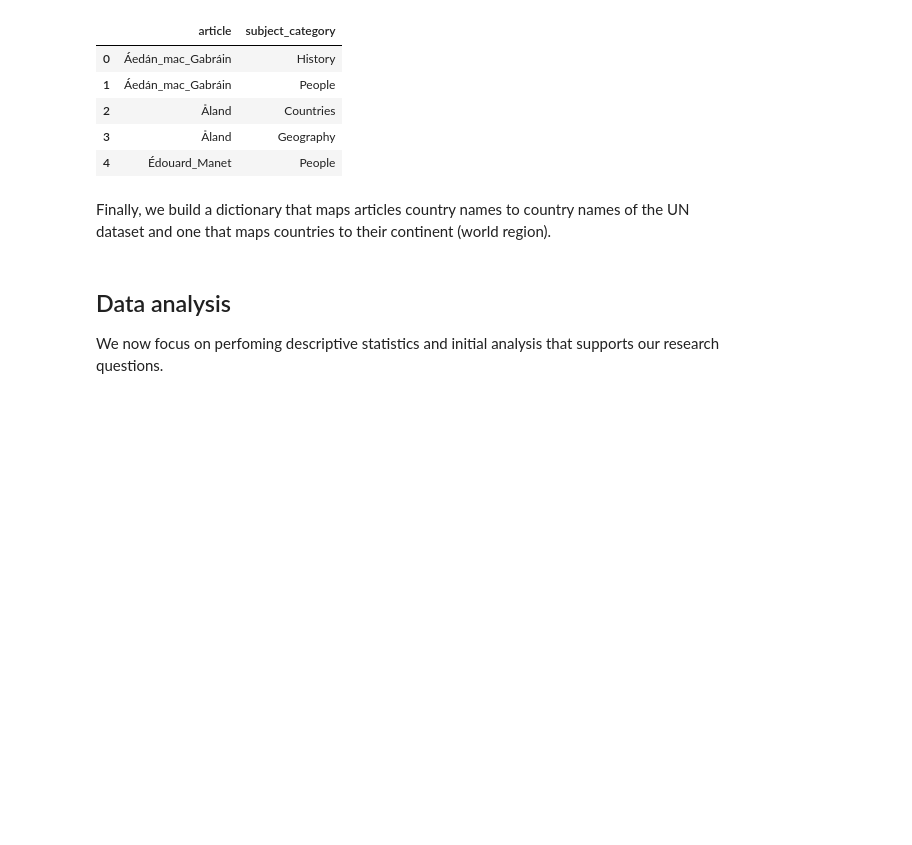
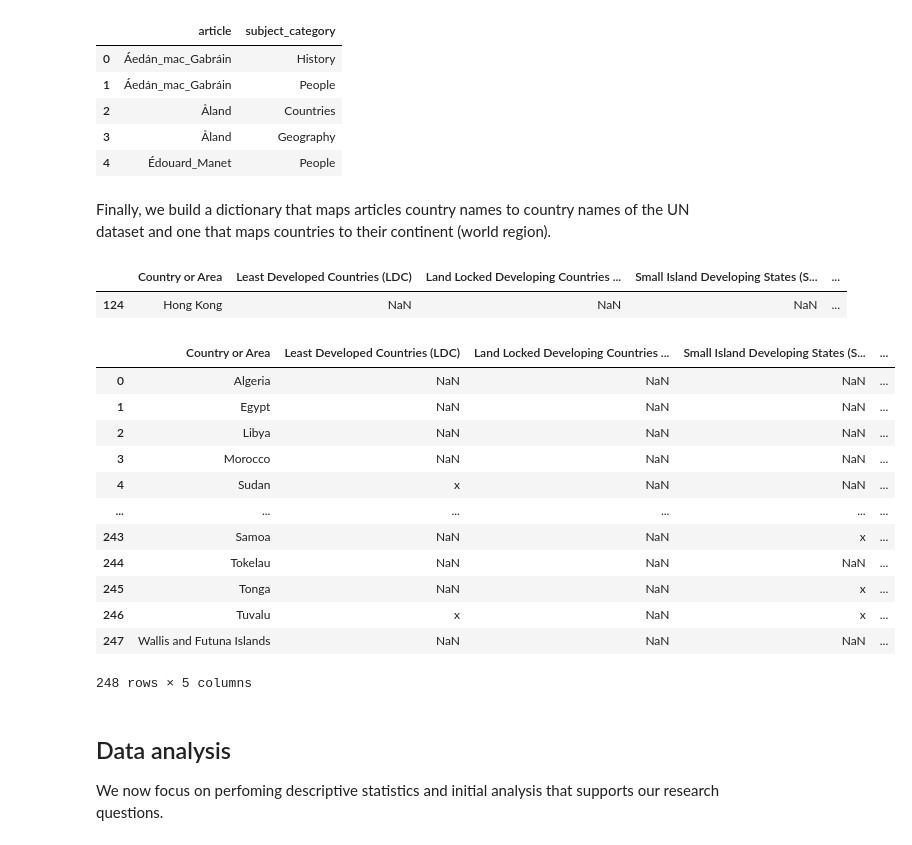
Before and after one commit to epfl-ada/ada-2023-project-jellyfish401, a Jupyter notebook: p2.ipynb, the cells around one changed output. Cells and saved outputs as stored; diff of their text form; code cells hidden in the pictures; blank space fills up the shorter version.

Commit message:
created UN_countries_by_economy DataFrame

```diff
--- a/p2.ipynb
+++ b/p2.ipynb
@@ -50,6 +50,8 @@ categories= pd.read_csv("data/wikispeedia_paths-and-graph/categories.tsv", sep='
 table_distance = np.array([[int(c) if c != '_' else -1 for c in row] for row in shortest_distance_text])
 
 UN_countries = pd.read_csv("data/UNSD — Methodology.csv", delimiter = ';')
+UN_countries_by_economies_load = pd.read_csv("data/countries_by_income_category.csv")
+UN_countries_by_economies_load.columns = ['Country or Area', 'Economic classification']
 # %%
 def seperate_path(path):
     # Split the path into individual articles
@@ -265,6 +267,44 @@ df_country_region = pd.DataFrame.from_dict(country_to_region,
 
 df_country_region.reset_index(inplace=True)
 df_country_region.rename(columns={"index": "article"}, inplace=True)
+# %%
+# Create UN_countries_by_economies DataFrame
+
+# hard coded changes in country names that can't be read properly from the .csv file
+read_csv_names = ['Turkiye', 'China Hong Kong Special Administrative Region', 'Cote d Ivoire']
+new_names = ["Türkiye", "China, Hong Kong Special Administrative Region", "Côte d’Ivoire"]
+UN_to_modify = UN_countries_by_economies_load.copy()
+for i in range(len(read_csv_names)-1):
+    country_index = np.where(UN_countries_by_economies_load['Country or Area']==read_csv_names[i])[0][0]
+    UN_to_modify.at[country_index, 'Country or Area'] = new_names[i]
+
+UN_countries_by_economies = pd.merge(UN_countries, UN_to_modify, how='left', on='Country or Area')[['Country or Area', 'Least Developed Countries (LDC)', 'Land Locked Developing Countries (LLDC)', 'Small Island Developing States (SIDS)', 'Economic classification']]
+# Show countries that are missing an economic classification (should be 248.163=85)
+# missing_countries = UN_countries_by_economies[UN_countries_by_economies['Economic classification'].isna()]['Country or Area'].values
+
+# Rename Countries to match the names of English Wikipedia
+replacement_countries_OLD_NEW = dict([(value, key) for key, value in replacement_countries.items()])
+UN_countries_by_economies['Country or Area'] = UN_countries_by_economies['Country or Area'].map(replacement_countries_OLD_NEW).fillna(UN_countries_by_economies['Country or Area'])
+
+# Check if everything went fine
+display(UN_countries_by_economies.loc[UN_countries_by_economies['Country or Area'] == 'Hong Kong'])
+display(UN_countries_by_economies)
+# %% [output]
+|  | Country or Area | Least Developed Countries (LDC) | Land Locked Developing Countries ... | Small Island Developing States (S... | ... |
+| 124 | Hong Kong | NaN | NaN | NaN | ... |
+|  | Country or Area | Least Developed Countries (LDC) | Land Locked Developing Countries ... | Small Island Developing States (S... | ... |
+| 0 | Algeria | NaN | NaN | NaN | ... |
+| 1 | Egypt | NaN | NaN | NaN | ... |
+| 2 | Libya | NaN | NaN | NaN | ... |
+| 3 | Morocco | NaN | NaN | NaN | ... |
+| 4 | Sudan | x | NaN | NaN | ... |
+| ... | ... | ... | ... | ... | ... |
+| 243 | Samoa | NaN | NaN | x | ... |
+| 244 | Tokelau | NaN | NaN | NaN | ... |
+| 245 | Tonga | NaN | NaN | x | ... |
+| 246 | Tuvalu | x | NaN | x | ... |
+| 247 | Wallis and Futuna Islands | NaN | NaN | NaN | ... |
+248 rows × 5 columns
 # %% [markdown]
 ## Data analysis
 We now focus on perfoming descriptive statistics and initial analysis that supports our research questions.
```
Also changed, not shown: parts of 5 cells of this notebook, 1 other file.
